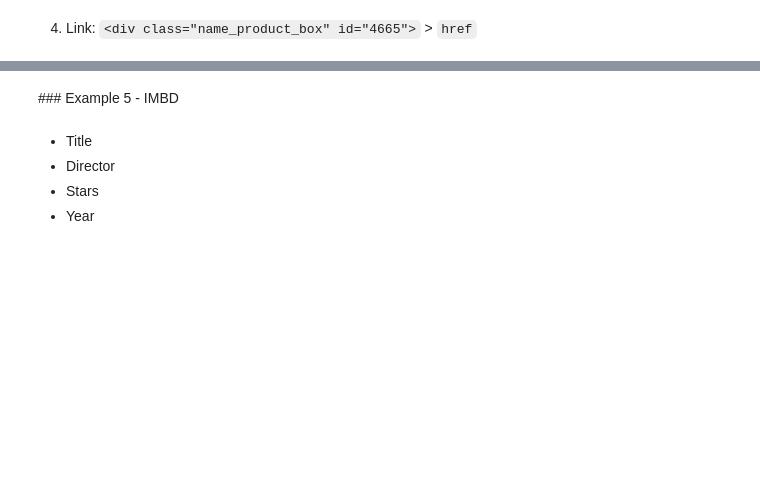
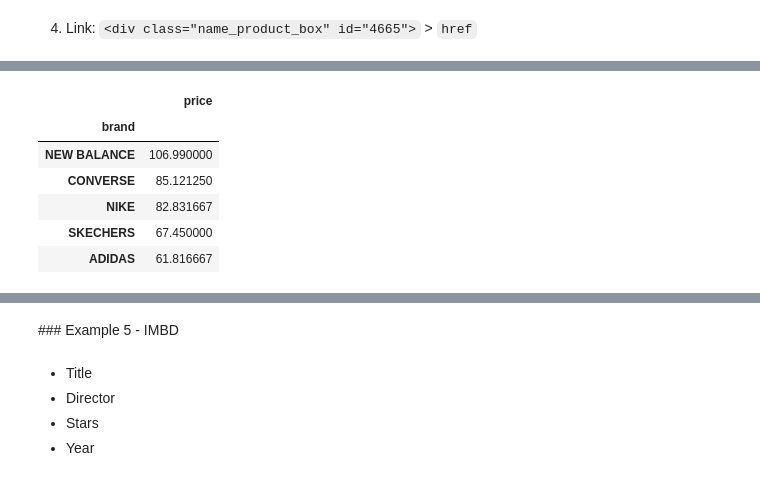
Before and after one commit to Ironhack-data-bcn-oct-2023/lectures, a Jupyter notebook: week-3/02 - Web scraping.ipynb, the cells around one changed output, grey strips where cells are left out. Drawn from its saved outputs; the diff is of its cells as text; code cells hidden in the pictures; blank space fills up the shorter version.

```diff
--- a/week-3/02 - Web scraping.ipynb
+++ b/week-3/02 - Web scraping.ipynb
@@ -228,0 +625,11 @@ import numpy as np
+# %%
+# Average price per brand?
+df.groupby("brand").agg({"price":"mean"}).sort_values(by="price", ascending=False)
+# %% [output]
+|  | price |
+| brand |  |
+| NEW BALANCE | 106.990000 |
+| CONVERSE | 85.121250 |
+| NIKE | 82.831667 |
+| SKECHERS | 67.450000 |
+| ADIDAS | 61.816667 |
```
Also changed, not shown: parts of 54 cells of this notebook.
